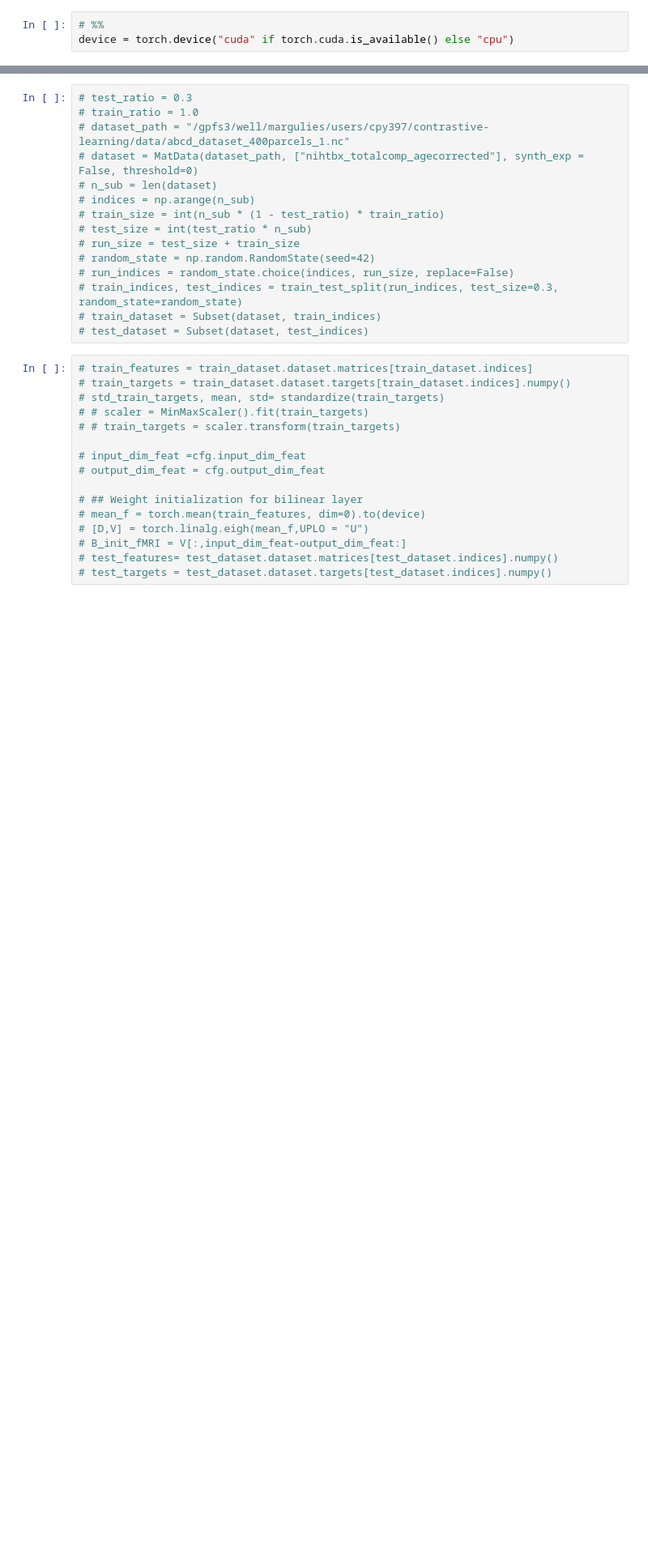
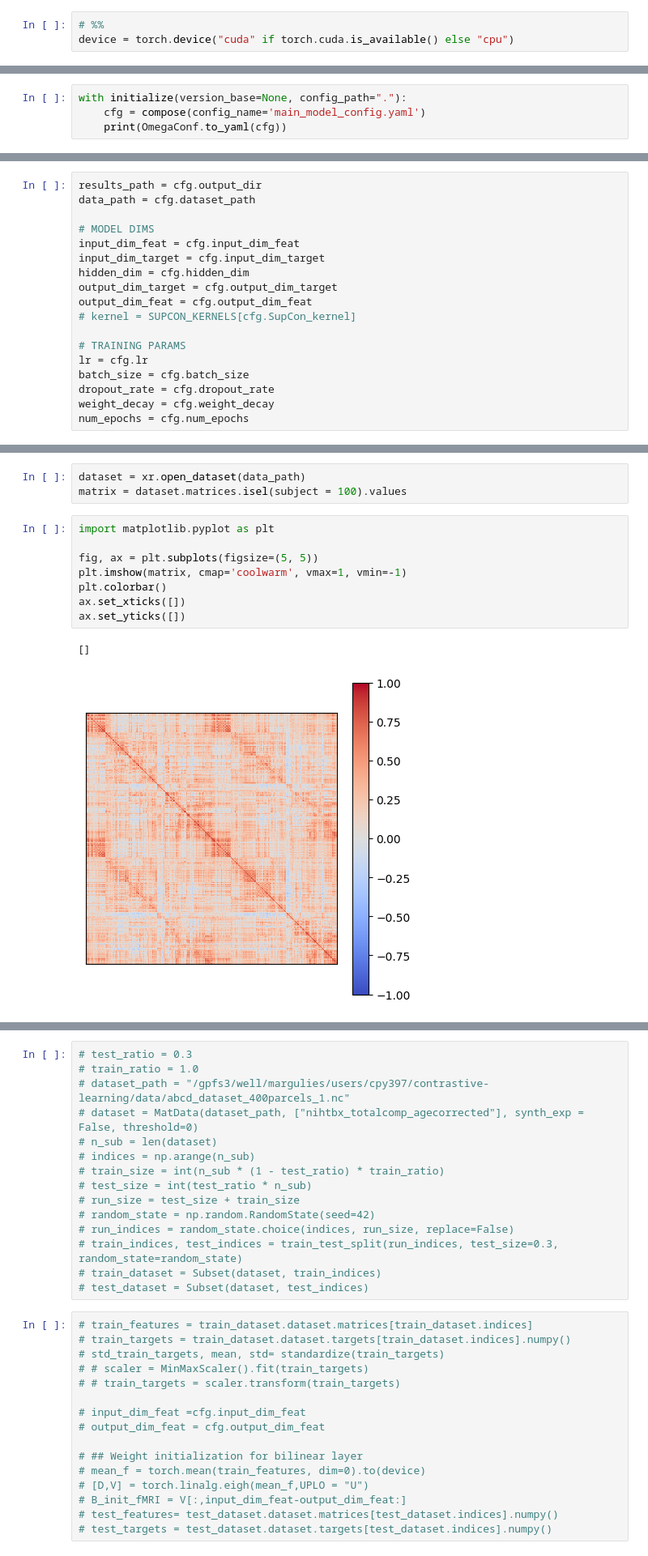
Before and after one commit to victoris93/contrastive-reg, a Jupyter notebook: lc_multivariate_2_abcd.ipynb, the cells around one changed output, grey strips where cells are left out. Shown at 81% size. Drawn from its saved outputs; the diff is of its cells as text; blank space fills up the shorter version.

```diff
--- a/lc_multivariate_2_abcd.ipynb
+++ b/lc_multivariate_2_abcd.ipynb
@@ -470,3 +471,7 @@ class ModelRun(submitit.helpers.Checkpointable):
     def checkpoint(self, *args, **kwargs):
         print("Checkpointing", flush=True)
         return super().checkpoint(*args, **kwargs)
+# %%
+with initialize(version_base=None, config_path="."):
+    cfg = compose(config_name='main_model_config.yaml')
+    print(OmegaConf.to_yaml(cfg))
@@ -472,0 +496,18 @@ class ModelRun(submitit.helpers.Checkpointable):
+# %%
+results_path = cfg.output_dir
+data_path = cfg.dataset_path
+
+# MODEL DIMS
+input_dim_feat = cfg.input_dim_feat
+input_dim_target = cfg.input_dim_target
+hidden_dim = cfg.hidden_dim
+output_dim_target = cfg.output_dim_target
+output_dim_feat = cfg.output_dim_feat
+# kernel = SUPCON_KERNELS[cfg.SupCon_kernel]
+
+# TRAINING PARAMS
+lr = cfg.lr
+batch_size = cfg.batch_size
+dropout_rate = cfg.dropout_rate
+weight_decay = cfg.weight_decay
+num_epochs = cfg.num_epochs
@@ -472,0 +576,14 @@ class ModelRun(submitit.helpers.Checkpointable):
+# %%
+dataset = xr.open_dataset(data_path)
+matrix = dataset.matrices.isel(subject = 100).values
+# %%
+import matplotlib.pyplot as plt
+
+fig, ax = plt.subplots(figsize=(5, 5))
+plt.imshow(matrix, cmap='coolwarm', vmax=1, vmin=-1)
+plt.colorbar()
+ax.set_xticks([])
+ax.set_yticks([])
+# %% [output]
+[]
+[figure, added]
```
Also changed, not shown: parts of 20 cells of this notebook.
